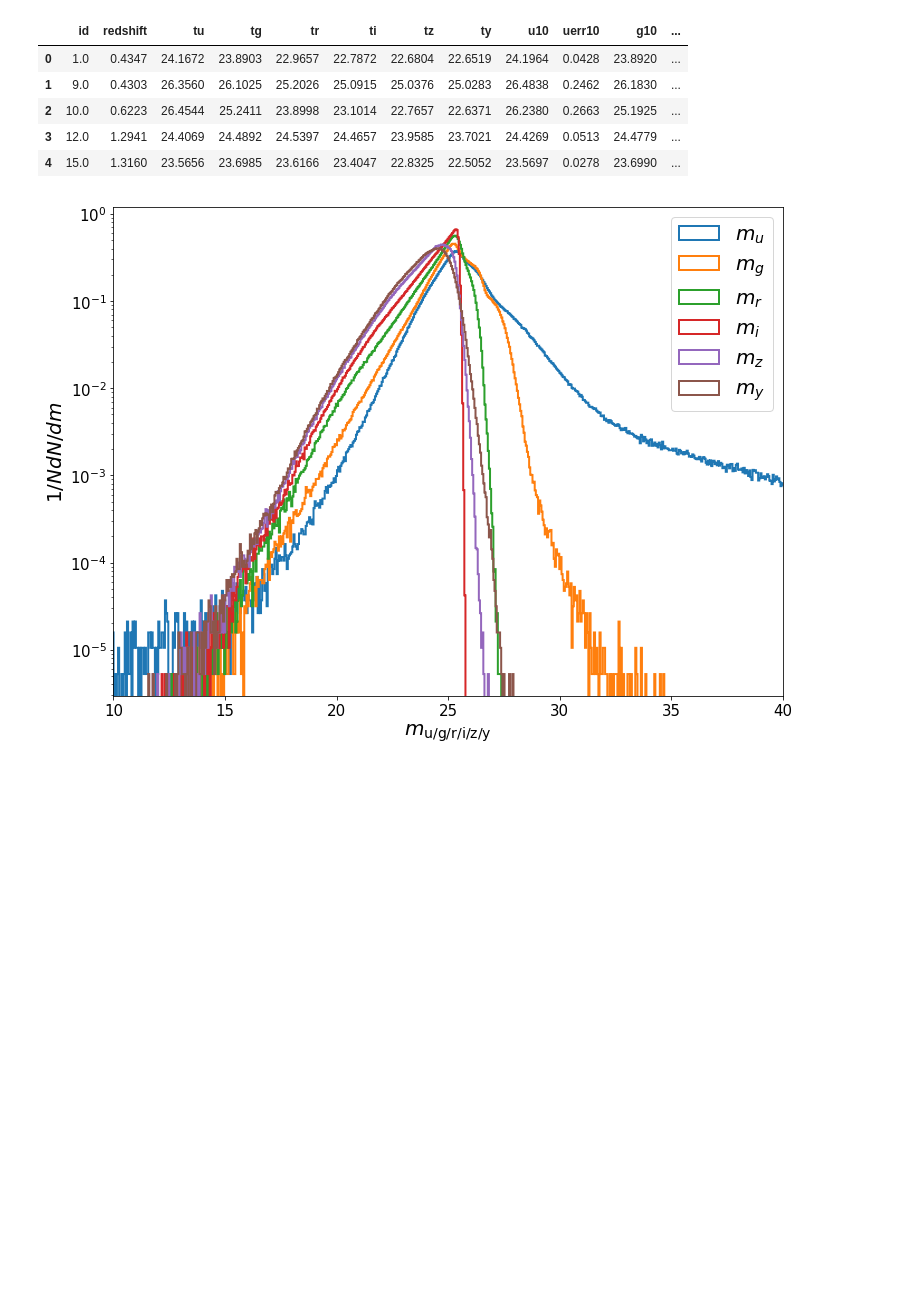
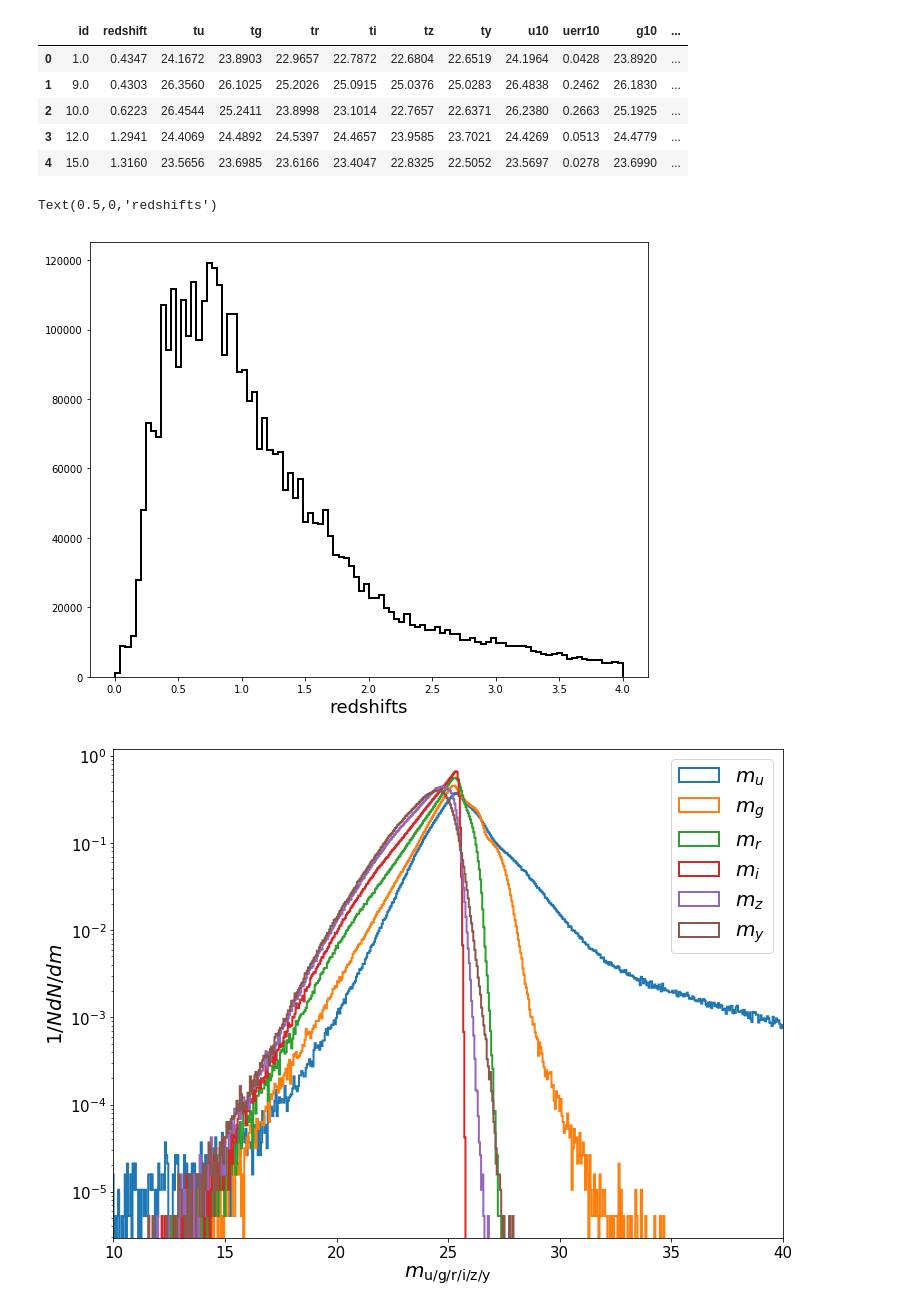
Before and after one commit to guanyilun/astro_project, a Jupyter notebook: scratch_plots.ipynb, the cells around one changed output. Saved outputs shown, nothing was run; the diff lists cells and outputs as text; code cells hidden in the pictures; blank space fills up the shorter version.

```diff
--- a/scratch_plots.ipynb
+++ b/scratch_plots.ipynb
@@ -37,6 +37,13 @@ cat_data.head()
 | 2 | 10.0 | 0.6223 | 26.4544 | 25.2411 | 23.8998 | 23.1014 | 22.7657 | 22.6371 | 26.2380 | 0.2663 | 25.1925 | ... |
 | 3 | 12.0 | 1.2941 | 24.4069 | 24.4892 | 24.5397 | 24.4657 | 23.9585 | 23.7021 | 24.4269 | 0.0513 | 24.4779 | ... |
 | 4 | 15.0 | 1.3160 | 23.5656 | 23.6985 | 23.6166 | 23.4047 | 22.8325 | 22.5052 | 23.5697 | 0.0278 | 23.6990 | ... |
+# %%
+plt.figure(figsize=(10,8))
+plt.hist(cat_data.redshift, bins=100, histtype='step', lw=2, color="k");
+plt.xlabel("redshifts", fontsize=18)
+# %% [output]
+Text(0.5,0,'redshifts')
+[figure, added]
 # %%
 fig, ax = plt.subplots(1,1,figsize=(12,9))
 bins = np.linspace(0,50,1000)
```
Also changed, not shown: parts of 14 cells of this notebook, 2 other files.
